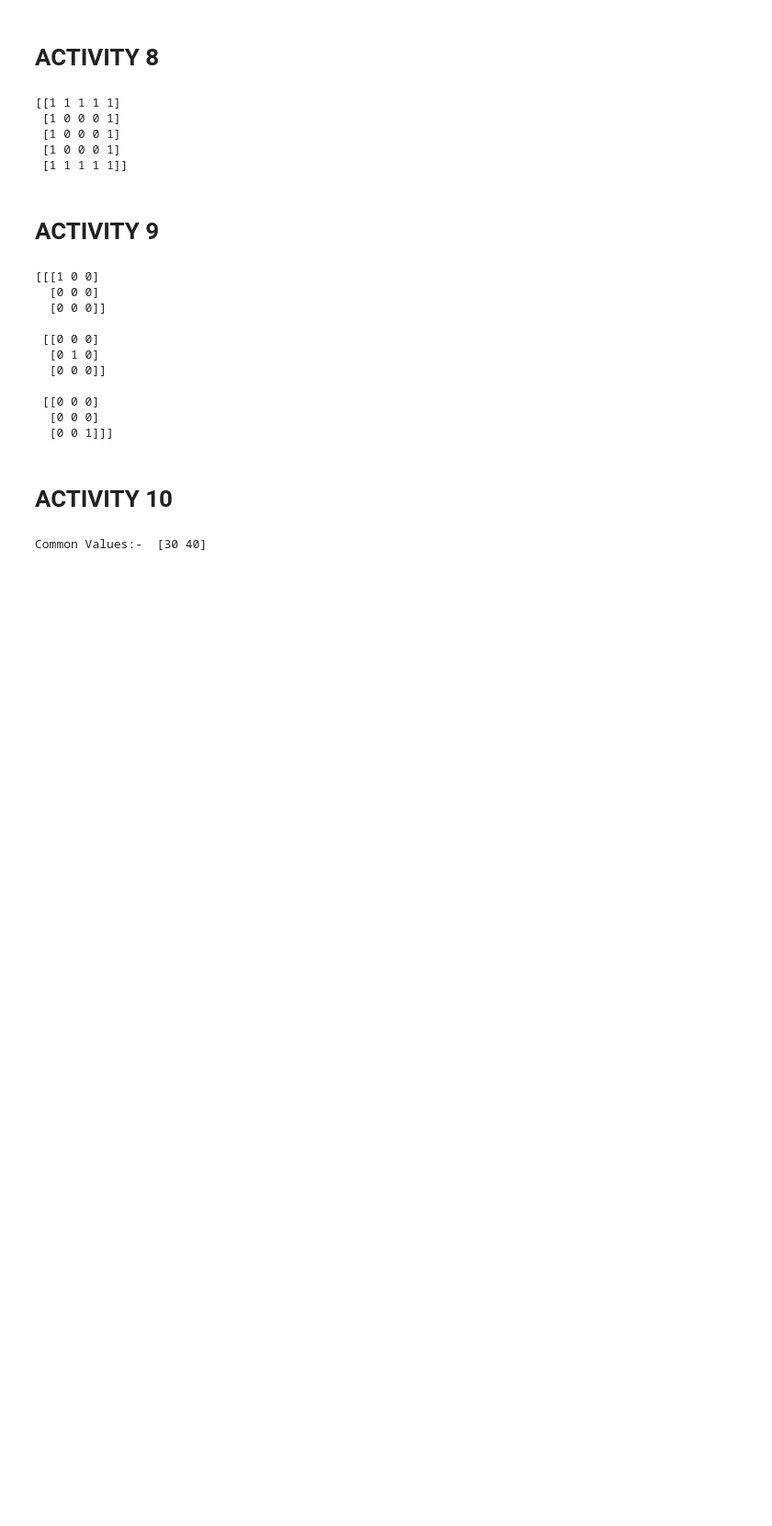
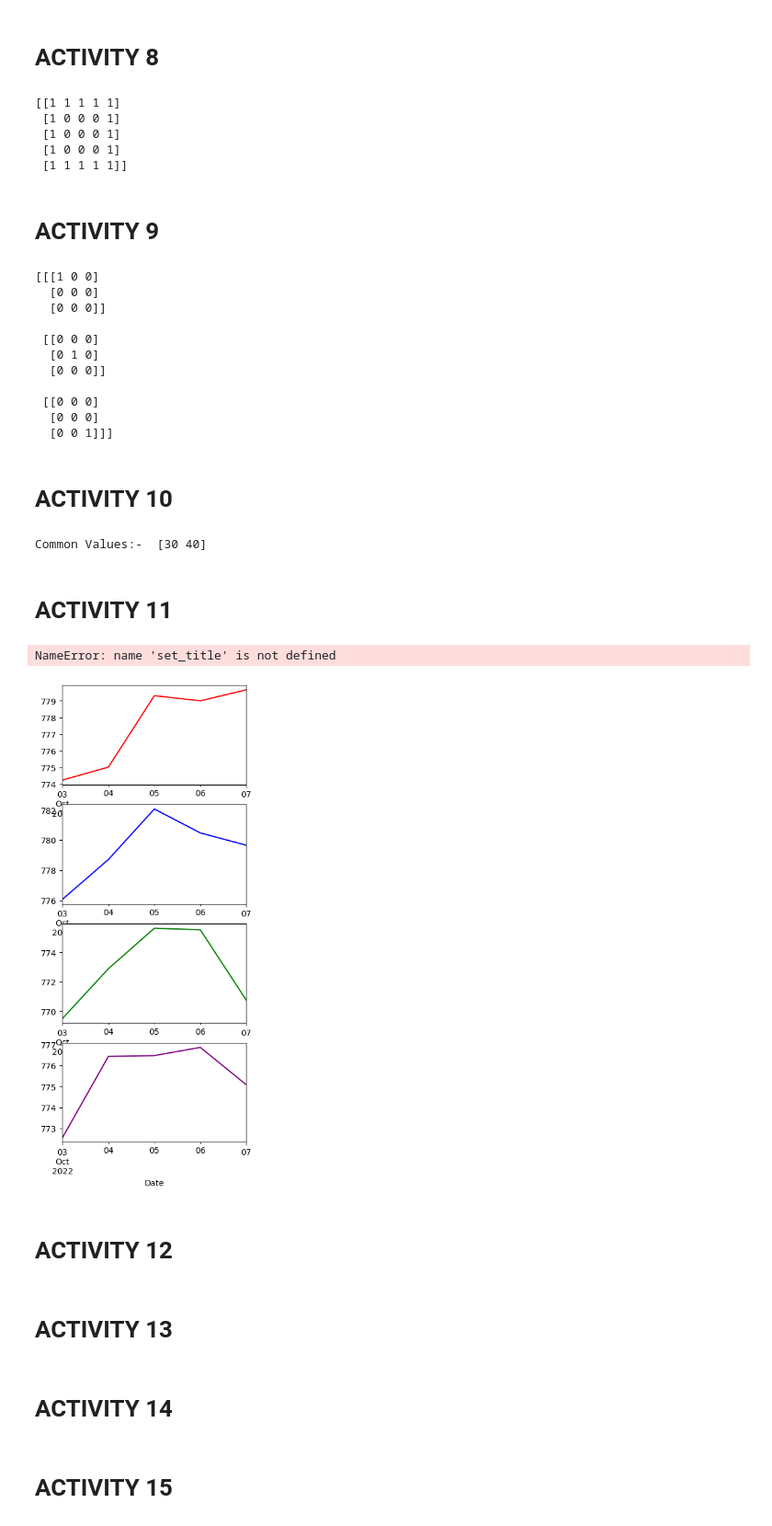
Before and after one commit to AreebMusani/AI-Python, a Jupyter notebook: Lab7.ipynb, the cells around one changed output. Shown at 92% size. Cells and saved outputs as stored; diff of their text form; code cells hidden in the pictures; blank space fills up the shorter version.

```diff
--- a/Lab7.ipynb
+++ b/Lab7.ipynb
@@ -267,3 +267,45 @@ common = np.intersect1d(array1, array2)
 print("Common Values:- ", common)
 # %% [output]
 Common Values:-  [30 40]
+# %% [markdown]
+# ACTIVITY 11
+# %%
+import matplotlib.pyplot as plt
+import pandas as pd
+data = {
+    'Date': ['10-03-22','10-04-22','10-05-22','10-06-22', '10-07-22'],
+    'Open': [774.25, 775.030029, 779.309998, 779, 779.659973],
+    'High': [776.065003, 778.710022, 782.070007, 780.47998, 779.659973],
+    'Low': [769.5, 772.890015, 775.650024, 775.539978, 770.75],
+    'Close': [772.559998, 776.429993, 776.469971, 776.859985, 775.080017]
+}
+df = pd.DataFrame(data)
+df['Date'] = pd.to_datetime(df['Date'], format='%m-%d-%y')
+df.set_index('Date', inplace=True)
+fig,axes = plt.subplots(nrows=4, ncols=1, figsize=(4,10))
+df['Open'].plot(ax=axes[0], color='red')
+df['High'].plot(ax=axes[1], color='blue')
+df['Low'].plot(ax=axes[2], color='green')
+df['Close'].plot(ax=axes[3], color='purple')
+
+axes[0] = set_title('Open Price')
+axes[1] = set_title('High Price')
+axes[2] = set_title('Low Price')
+axes[3] = set_title('Close Price')
+for ax in axes:
+    ax.set_xlabel('Date')
+    ax.set_xlabel('Price')
+plt.tight_layout()
+plt.show()
+# %% [output]
+NameError: name 'set_title' is not defined
+[figure, added]
+# %% [markdown]
+# ACTIVITY 12
+# %% [markdown]
+
+# ACTIVITY 13
+# %% [markdown]
+# ACTIVITY 14
+# %% [markdown]
+# ACTIVITY 15
```
